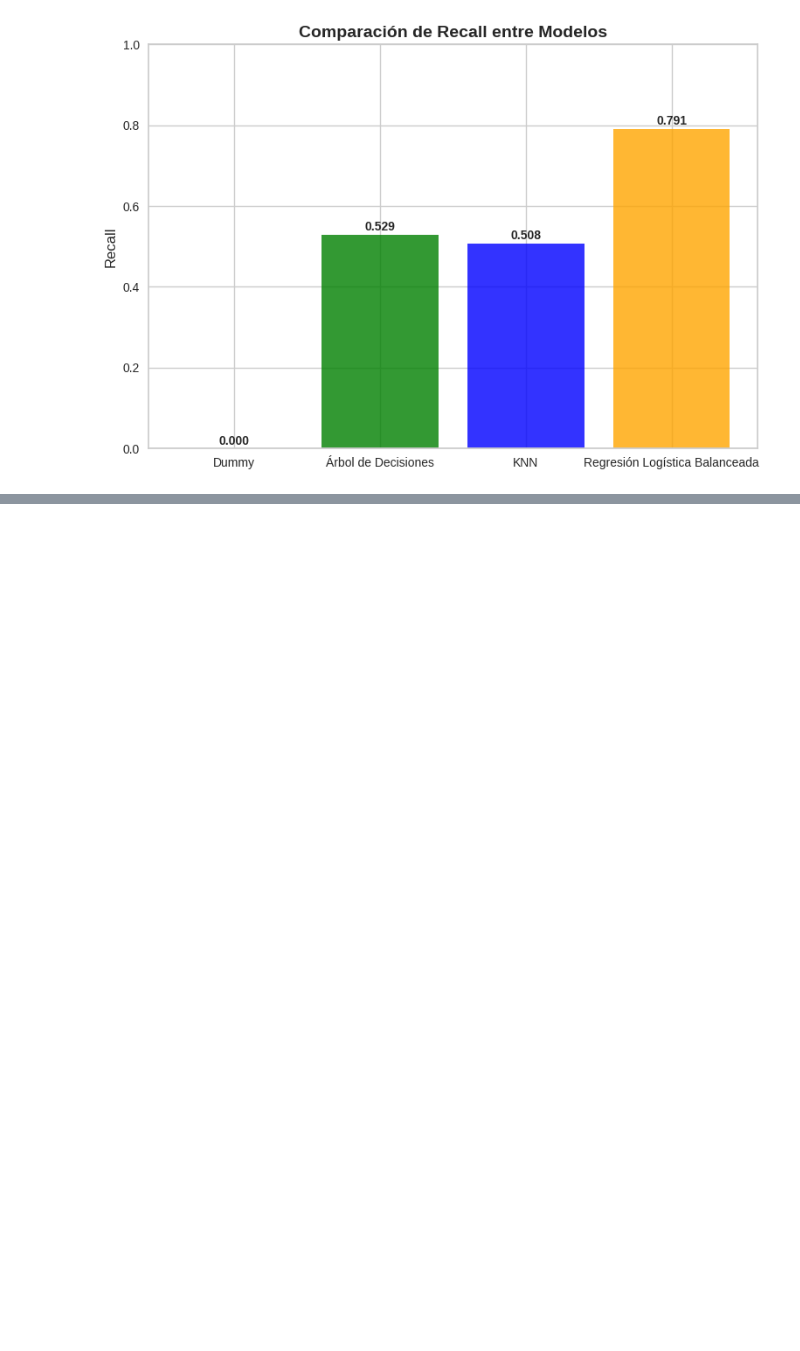
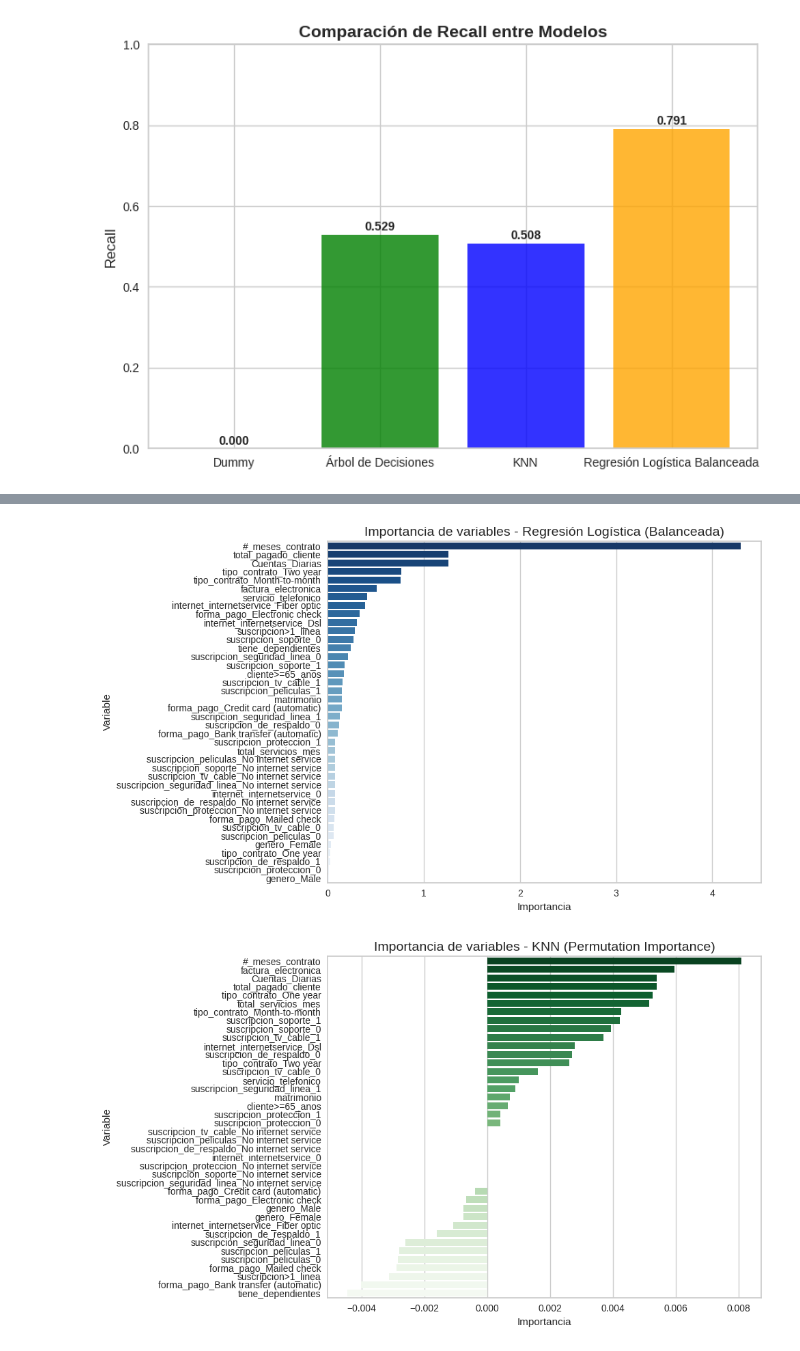
Before and after one commit to Starleen1996/TelecomX_Parte2_Latam_Predicci-n_Modelos, a Jupyter notebook: TelecomX_LATAM_Parte2_Predicción_Modelos_Actualizado.ipynb, the cells around one changed output, grey strips where cells are left out. Saved outputs shown, nothing was run; the diff lists cells and outputs as text; code cells hidden in the pictures; blank space fills up the shorter version.

```diff
--- a/TelecomX_LATAM_Parte2_Predicción_Modelos_Actualizado.ipynb
+++ b/TelecomX_LATAM_Parte2_Predicción_Modelos_Actualizado.ipynb
@@ -1241,0 +1374,56 @@ plt.show()
+# %%
+import pandas as pd
+import numpy as np
+import matplotlib.pyplot as plt
+import seaborn as sns
+from sklearn.inspection import permutation_importance
+
+# -----------------------------
+# 1. Importancia en Regresión Logística
+# -----------------------------
+coef = model.coef_[0]
+importancia_log = pd.DataFrame({
+    'Variable': X_train.columns,
+    'Importancia': np.abs(coef)
+}).sort_values(by="Importancia", ascending=False)
+
+plt.figure(figsize=(10,6))
+sns.barplot(data=importancia_log, x="Importancia", y="Variable", palette="Blues_r")
+plt.title("Importancia de variables - Regresión Logística (Balanceada)", fontsize=14)
+plt.tight_layout()
+plt.savefig("importancia_regresion_logistica.png", dpi=300, bbox_inches="tight")
+plt.show()
+
+# -----------------------------
+# 2. Importancia en KNN (Permutation Importance)
+# -----------------------------
+result_knn = permutation_importance(knn, X_test, y_test, n_repeats=10, random_state=42)
+importancia_knn = pd.DataFrame({
+    'Variable': X_train.columns,
+    'Importancia': result_knn.importances_mean
+}).sort_values(by="Importancia", ascending=False)
+
+plt.figure(figsize=(10,6))
+sns.barplot(data=importancia_knn, x="Importancia", y="Variable", palette="Greens_r")
+plt.title("Importancia de variables - KNN (Permutation Importance)", fontsize=14)
+plt.tight_layout()
+plt.savefig("importancia_knn.png", dpi=300, bbox_inches="tight")
+plt.show()
+
+# -----------------------------
+# 3. Importancia en Árbol de Decisiones
+# -----------------------------
+importancia_arbol = pd.DataFrame({
+    'Variable': X_train.columns,
+    'Importancia': modelo_arbol.feature_importances_
+}).sort_values(by="Importancia", ascending=False)
+
+plt.figure(figsize=(10,6))
+sns.barplot(data=importancia_arbol, x="Importancia", y="Variable", palette="Oranges_r")
+plt.title("Importancia de variables - Árbol de Decisión", fontsize=14)
+plt.tight_layout()
+plt.savefig("importancia_arbol.png", dpi=300, bbox_inches="tight")
+plt.show()
+# %% [output]
+[figure, added]
+[figure, added]
```
Also changed, not shown: parts of 8 cells of this notebook.
